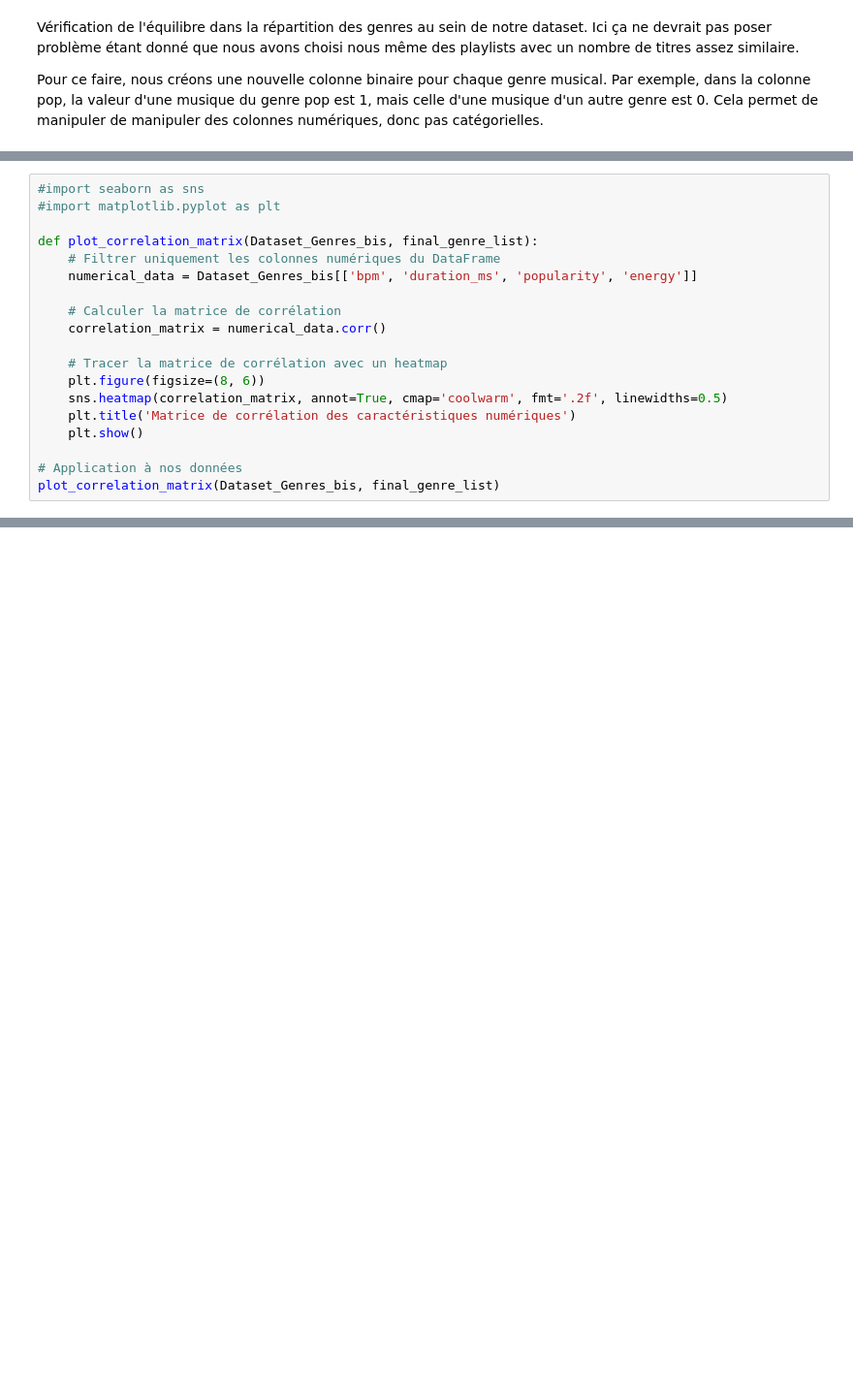
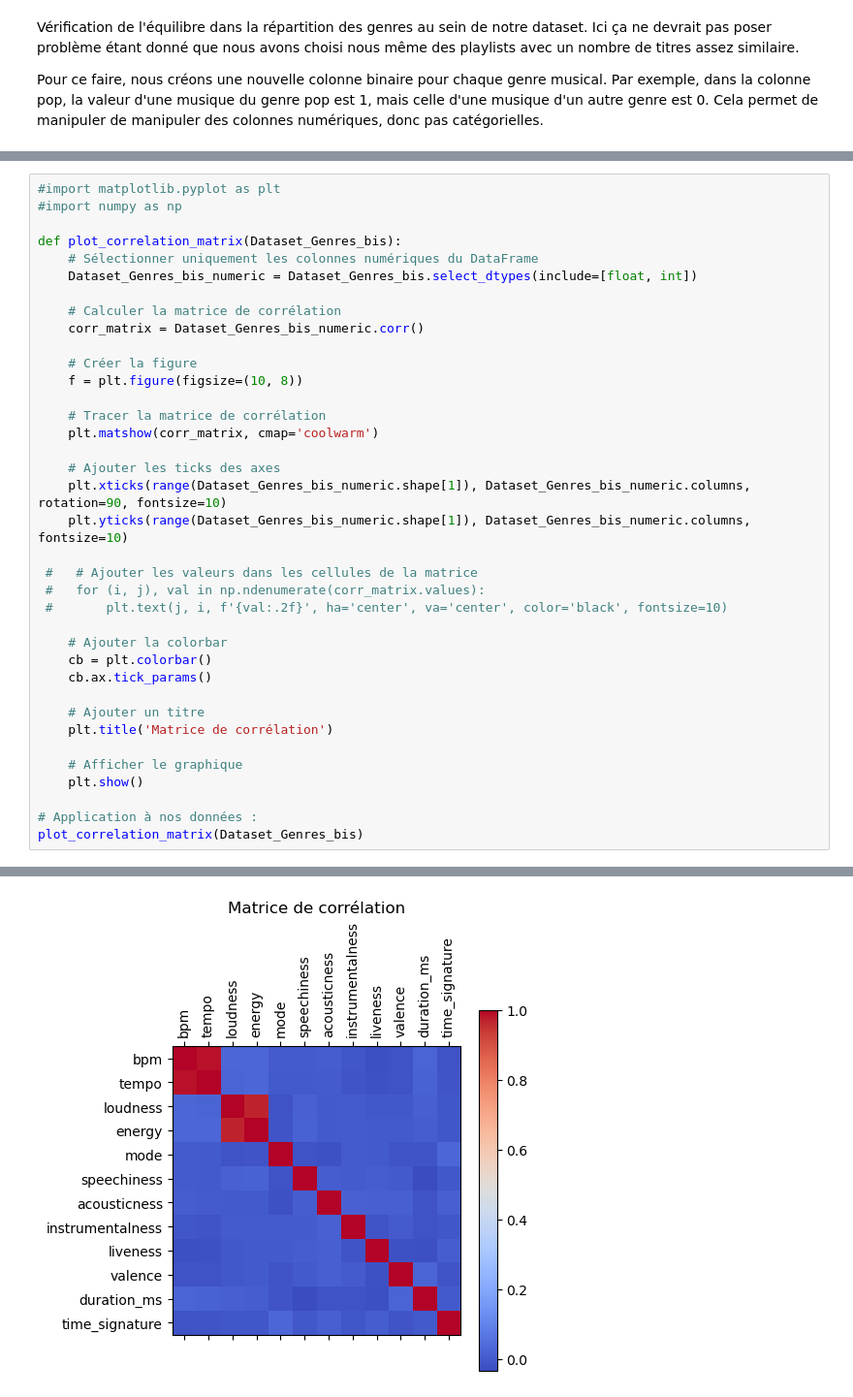
Before and after one commit to moranenzo/PY-Feeling-Detection-in-Music, a Jupyter notebook: src/data-visualization.ipynb, the cells around one changed output, grey strips where cells are left out. Shown at 97% size. Saved outputs shown, nothing was run; the diff lists cells and outputs as text; blank space fills up the shorter version.

```diff
--- a/src/data-visualization.ipynb
+++ b/src/data-visualization.ipynb
@@ -81,19 +117,0 @@ plot_genre_distribution(Dataset_Genres_bis, final_genre_list)
-# %%
-#import seaborn as sns
-#import matplotlib.pyplot as plt
-
-def plot_correlation_matrix(Dataset_Genres_bis, final_genre_list):
-    # Filtrer uniquement les colonnes numériques du DataFrame
-    numerical_data = Dataset_Genres_bis[['bpm', 'duration_ms', 'popularity', 'energy']]
-
-    # Calculer la matrice de corrélation
-    correlation_matrix = numerical_data.corr()
-
-    # Tracer la matrice de corrélation avec un heatmap
-    plt.figure(figsize=(8, 6))
-    sns.heatmap(correlation_matrix, annot=True, cmap='coolwarm', fmt='.2f', linewidths=0.5)
-    plt.title('Matrice de corrélation des caractéristiques numériques')
-    plt.show()
-
-# Application à nos données
-plot_correlation_matrix(Dataset_Genres_bis, final_genre_list)
@@ -101,0 +120,38 @@ plot_correlation_matrix(Dataset_Genres_bis, final_genre_list)
+# %%
+#import matplotlib.pyplot as plt
+#import numpy as np
+
+def plot_correlation_matrix(Dataset_Genres_bis):
+    # Sélectionner uniquement les colonnes numériques du DataFrame
+    Dataset_Genres_bis_numeric = Dataset_Genres_bis.select_dtypes(include=[float, int])
+
+    # Calculer la matrice de corrélation
+    corr_matrix = Dataset_Genres_bis_numeric.corr()
+
+    # Créer la figure
+    f = plt.figure(figsize=(10, 8))
+
+    # Tracer la matrice de corrélation
+    plt.matshow(corr_matrix, cmap='coolwarm')
+
+    # Ajouter les ticks des axes
+    plt.xticks(range(Dataset_Genres_bis_numeric.shape[1]), Dataset_Genres_bis_numeric.columns, rotation=90, fontsize=10)
+    plt.yticks(range(Dataset_Genres_bis_numeric.shape[1]), Dataset_Genres_bis_numeric.columns, fontsize=10)
+
+ #   # Ajouter les valeurs dans les cellules de la matrice
+ #   for (i, j), val in np.ndenumerate(corr_matrix.values):
+ #       plt.text(j, i, f'{val:.2f}', ha='center', va='center', color='black', fontsize=10)
+
+    # Ajouter la colorbar
+    cb = plt.colorbar()
+    cb.ax.tick_params()
+
+    # Ajouter un titre
+    plt.title('Matrice de corrélation')
+
+    # Afficher le graphique
+    plt.show()
+
+# Application à nos données :
+plot_correlation_matrix(Dataset_Genres_bis)
+# %% [output]
@@ -101,0 +159 @@ plot_correlation_matrix(Dataset_Genres_bis, final_genre_list)
+[figure, added]
```
Also changed, not shown: parts of 13 cells of this notebook.
